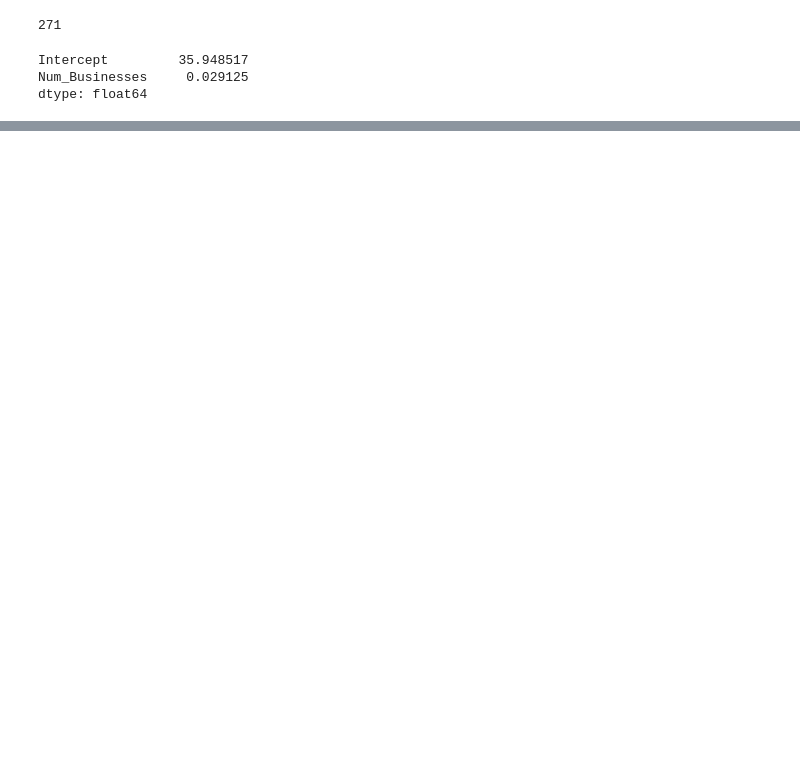
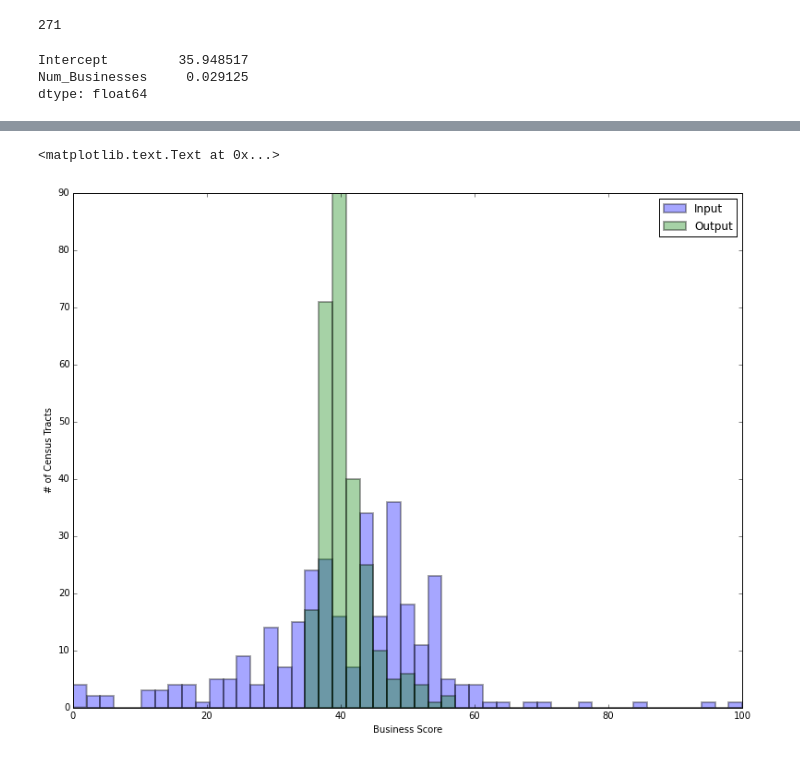
Before and after one commit to jmsilverman/insight_project, a Jupyter notebook: lin_reg_training.ipynb, the cells around one changed output, grey strips where cells are left out. Saved outputs shown, nothing was run; the diff lists cells and outputs as text; code cells hidden in the pictures; blank space fills up the shorter version.

```diff
--- a/lin_reg_training.ipynb
+++ b/lin_reg_training.ipynb
@@ -452,3 +457,19 @@ OLS Regression Results
 | Prob(Omnibus): | 0.001 | Jarque-Bera (JB): | 14.062 |
 | Skew: | -0.557 | Prob(JB): | 0.000884 |
 | Kurtosis: | 3.078 | Cond. No. | 333. |
+# %%
+# use coefficients to calculate score for each census tract
+scores = lm.predict(df_one_cut)
+# make histogram of scores
+plt.figure(figsize=(13, 10))
+bin_width = 2
+bins = np.linspace(min(labels), max(labels), (max(labels)-min(labels))/bin_width)
+plt.hist(labels, bins, linewidth=2, alpha=0.35, label='Input');
+plt.hist(scores, bins, linewidth=2, alpha=0.35, label='Output');
+plt.xlim([min(labels),max(labels)])
+plt.legend(loc=0)
+plt.xlabel('Business Score')
+plt.ylabel('# of Census Tracts')
+# %% [output]
+<matplotlib.text.Text at 0x...>
+[figure, added]
```
Also changed, not shown: parts of 21 cells of this notebook, 15 other files.
